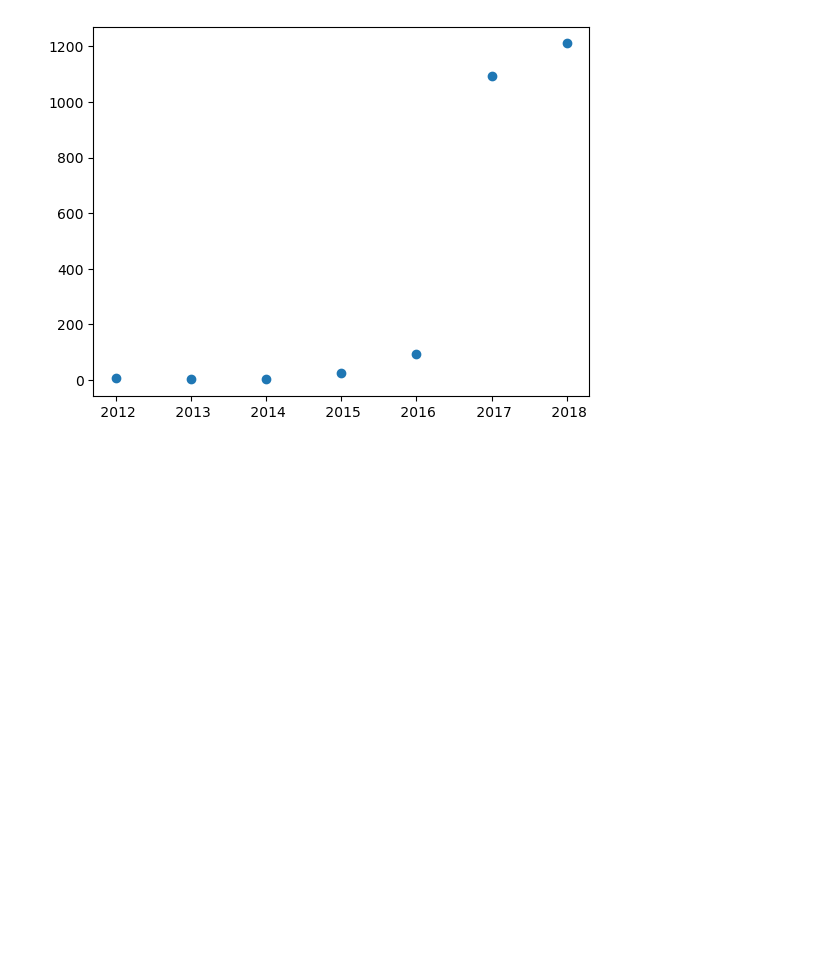
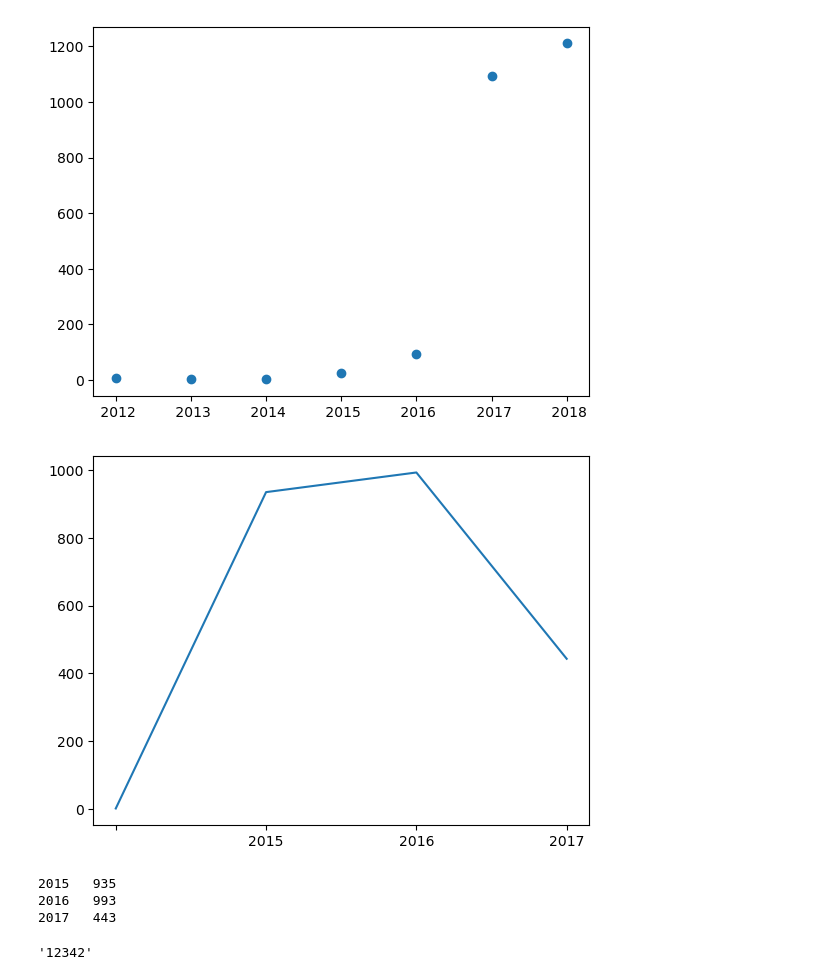
Before and after one commit to naaam-h-siddhu/data-science-and-machine-learning, a Jupyter notebook: lec13_matplotlib.ipynb, the cells around one changed output. Saved outputs shown, nothing was run; the diff lists cells and outputs as text; code cells hidden in the pictures; blank space fills up the shorter version.

```diff
--- a/lec13_matplotlib.ipynb
+++ b/lec13_matplotlib.ipynb
@@ -176,3 +177,46 @@ with open('resource/amazon_jobs_dataset.csv') as obj:
  2017   1093
  2018   1210
 [figure]
+# %%
+import csv
+import matplotlib.pyplot as plt
+import numpy as np
+with open ('resource/startup_funding.csv') as obj:
+    data = csv.DictReader(obj,skipinitialspace = True)
+    data = list(data)
+    ans = {}
+    j = 1
+    for i in data:
+        date = i['Date']
+        d = date.split("/")
+
+        if(len(d) == 2):
+            y = d[1].split('.')
+            year = y[1]
+        else:
+            year = d[2]
+        ans[year] = ans.get(year,0) + 1
+    a = []
+    b = []
+    for i in ans:
+        a.append(i)
+        b.append(ans.get(i))
+    a.reverse()
+    b.reverse()
+    plt.plot(a,b)
+    plt.show()
+
+    for i in range(1,len(a)):
+
+        print(a[i]," ",b[i])
+# %% [output]
+[figure, added]
+2015   935
+2016   993
+2017   443
+# %%
+d = "12342/12/12"
+a = d.split("/")[0]
+a
+# %% [output]
+'12342'
```
Also changed, not shown: parts of 4 cells of this notebook, 5 other files.
